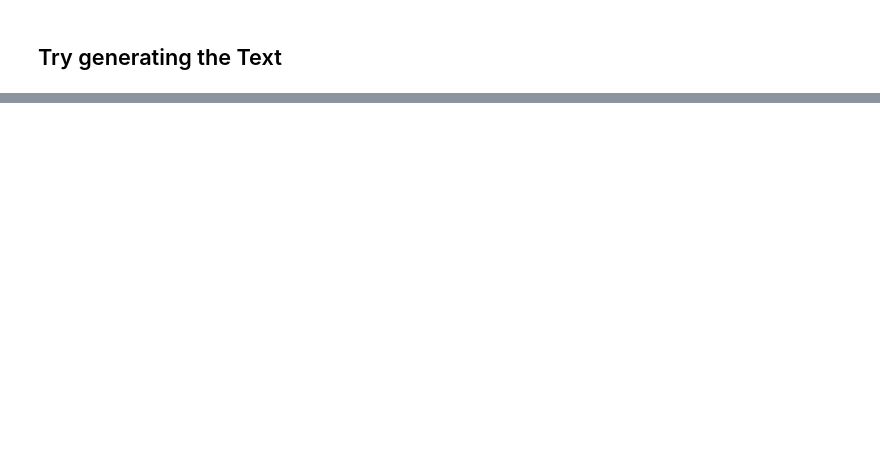
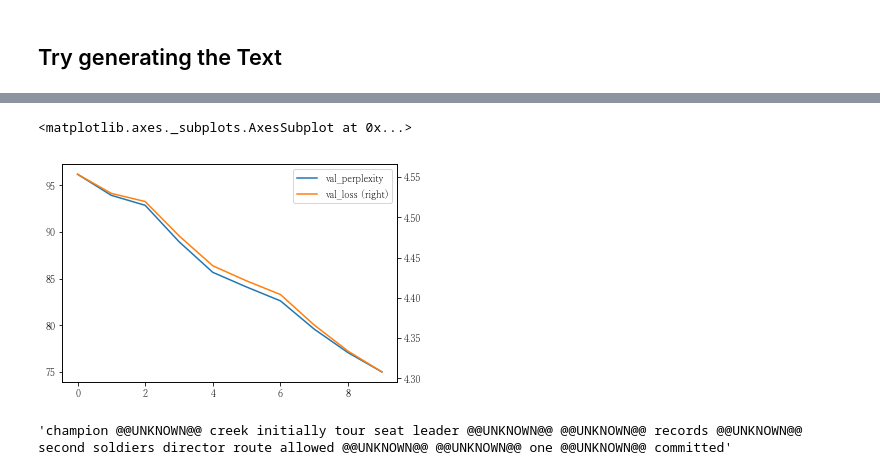
Before and after one commit to chakki-works/chariot, a Jupyter notebook: notebooks/language modeling.ipynb, the cells around one changed output, grey strips where cells are left out. Saved outputs shown, nothing was run; the diff lists cells and outputs as text; code cells hidden in the pictures; blank space fills up the shorter version.

```diff
--- a/notebooks/language modeling.ipynb
+++ b/notebooks/language modeling.ipynb
@@ -190,0 +245,9 @@ generate_text("i wish to", lm_processor, model)
+# %%
+result_s[["val_perplexity", "val_loss"]].plot.line(secondary_y=["val_loss"])
+# %% [output]
+<matplotlib.axes._subplots.AxesSubplot at 0x...>
+[figure, added]
+# %%
+generate_text("champion", lm_processor, model)
+# %% [output]
+'champion @@UNKNOWN@@ creek initially tour seat leader @@UNKNOWN@@ @@UNKNOWN@@ records @@UNKNOWN@@ second soldiers director route allowed @@UNKNOWN@@ @@UNKNOWN@@ one @@UNKNOWN@@ committed'
```
Also changed, not shown: parts of 13 cells of this notebook, 3 other files.
